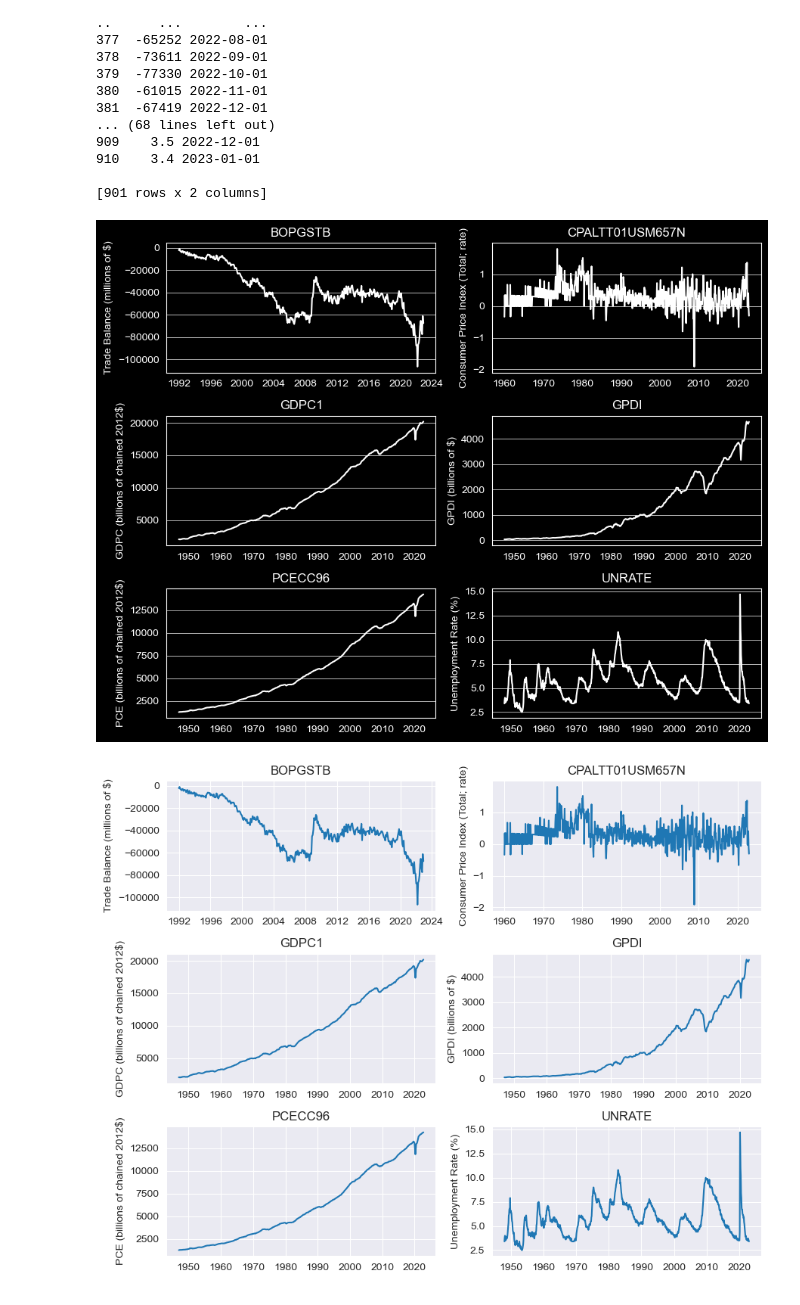
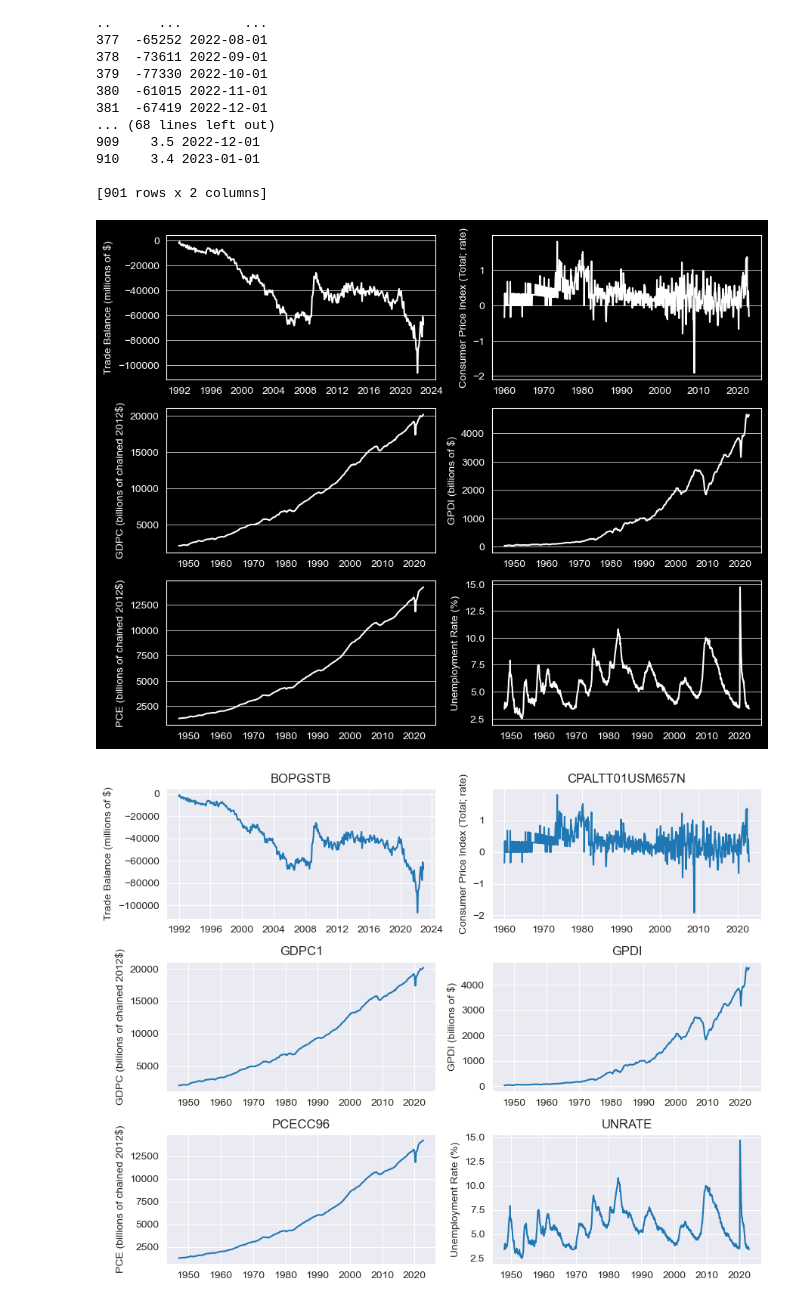
Before and after one commit to bcm9/FRED_economic_models, a Jupyter notebook: FRED_plot_raw.ipynb, the cells around one changed output. Drawn from its saved outputs; the diff is of its cells as text; code cells hidden in the pictures.

```diff
--- a/FRED_plot_raw.ipynb
+++ b/FRED_plot_raw.ipynb
@@ -73,35 +73,35 @@ num_cols = 2
 fig, ax = plt.subplots(num_rows, num_cols, figsize=(9,7))
 
 # set background colour of fig
 fig.set_facecolor('black')
 
 # loop over the keys in the dictionary, create subplots for each dataframe
 row = 0
 col = 0
 for key in df_dict.keys():
     df = df_dict[key]
     ax[row, col].plot(df['date'], df[key], linewidth='1.5',color='white')
-    ax[row, col].set_title(key,color='white')
+#     ax[row, col].set_title(key,color='white')
     ax[row, col].grid(axis='y', linestyle='-', linewidth='0.5', color='white')
     ax[row, col].set_facecolor('black')  # background colour of subplot
     ax[row, col].tick_params(colors='white')  # tick label color
     ax[row, col].xaxis.label.set_color('white')  # x-axis label color
     ax[row, col].yaxis.label.set_color('white')  # y-axis label color
     # manually add ylabels
     ax[0, 0].set_ylabel('Trade Balance (millions of $)')
     ax[0, 1].set_ylabel('Consumer Price Index (Total; rate)')
     ax[1, 0].set_ylabel('GDPC (billions of chained 2012$)')
     ax[1, 1].set_ylabel('GPDI (billions of $)')
     ax[2, 0].set_ylabel('PCE (billions of chained 2012$)')
     ax[2, 1].set_ylabel('Unemployment Rate (%)')
     col += 1
     if col == num_cols:
         row += 1
         col = 0
 
 plt.tight_layout()
 # %% [output]
-[figure, old version]
+[figure, new version]
 # %%
 # light standard plot
 # set number of rows and columns for the subplots
```
